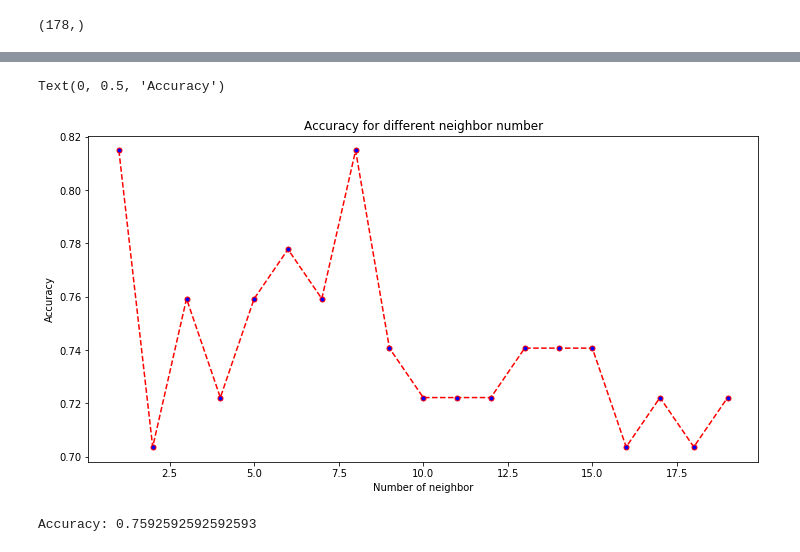
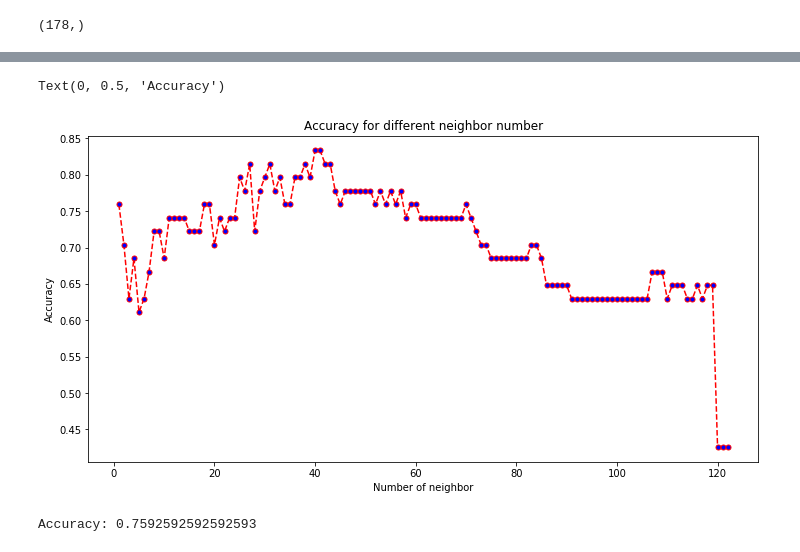
Before and after one commit to bthakr1/datascience_pipeline, a Jupyter notebook: Supervised_K_Means_Neighbor.ipynb, the cells around one changed output, grey strips where cells are left out. Drawn from its saved outputs; the diff is of its cells as text; code cells hidden in the pictures.

```diff
--- a/Supervised_K_Means_Neighbor.ipynb
+++ b/Supervised_K_Means_Neighbor.ipynb
@@ -203,20 +207,20 @@ Accuracy: 0.7592592592592593
 # %%
 accuracy = []
 
-for i in range(1,20):
+for i in range(1,123):
     knn = KNeighborsClassifier(n_neighbors=i)
     knn.fit(X_train,y_train)
     y_pred = knn.predict(X_test)
     accuracy.append(metrics.accuracy_score(y_test,y_pred))
 # %%
 plt.figure(figsize=(12,6))
-plt.plot(range(1,20),accuracy,color='red',linestyle='dashed',marker='o',markerfacecolor='blue',markersize=5)
+plt.plot(range(1,123),accuracy,color='red',linestyle='dashed',marker='o',markerfacecolor='blue',markersize=5)
 plt.title("Accuracy for different neighbor number")
 plt.xlabel('Number of neighbor')
 plt.ylabel('Accuracy')
 # %% [output]
 Text(0, 0.5, 'Accuracy')
-[figure, old version]
+[figure, new version]
 # %%
 # %% [output]
 Accuracy: 0.7592592592592593
```
Also changed, not shown: parts of 2 cells of this notebook, 2 other files.
